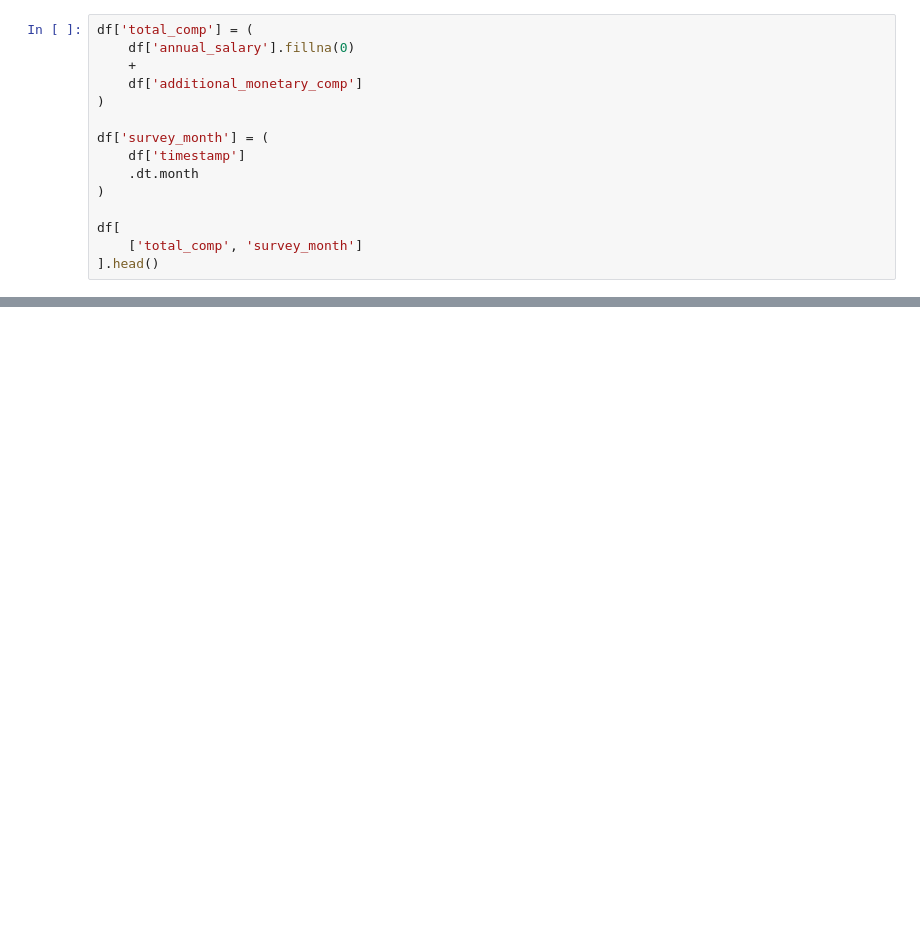
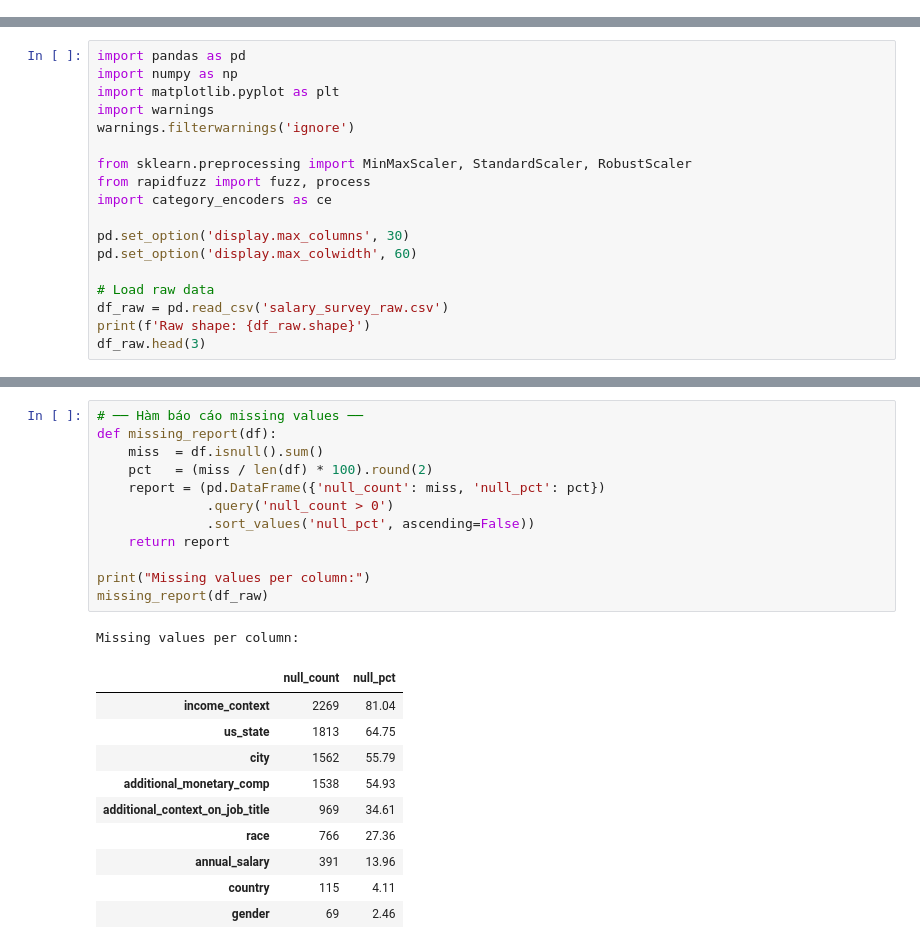
Before and after one commit to Vasya8386/salary-survey-data-cleaning, a Jupyter notebook: salary_cleaning.ipynb, the cells around one changed output, grey strips where cells are left out. Drawn from its saved outputs; the diff is of its cells as text; blank space fills up the shorter version.

```diff
--- a/salary_cleaning.ipynb
+++ b/salary_cleaning.ipynb
@@ -586,15 +0,0 @@ Tạo:
-# %%
-df['total_comp'] = (
-    df['annual_salary'].fillna(0)
-    +
-    df['additional_monetary_comp']
-)
-
-df['survey_month'] = (
-    df['timestamp']
-    .dt.month
-)
-
-df[
-    ['total_comp', 'survey_month']
-].head()
@@ -697,0 +19,18 @@ Saved salary_cleaned.csv
+# %%
+import pandas as pd
+import numpy as np
+import matplotlib.pyplot as plt
+import warnings
+warnings.filterwarnings('ignore')
+
+from sklearn.preprocessing import MinMaxScaler, StandardScaler, RobustScaler
+from rapidfuzz import fuzz, process
+import category_encoders as ce
+
+pd.set_option('display.max_columns', 30)
+pd.set_option('display.max_colwidth', 60)
+
+# Load raw data
+df_raw = pd.read_csv('salary_survey_raw.csv')
+print(f'Raw shape: {df_raw.shape}')
+df_raw.head(3)
@@ -697,0 +77,24 @@ Saved salary_cleaned.csv
+# %%
+# ── Hàm báo cáo missing values ──
+def missing_report(df):
+    miss  = df.isnull().sum()
+    pct   = (miss / len(df) * 100).round(2)
+    report = (pd.DataFrame({'null_count': miss, 'null_pct': pct})
+              .query('null_count > 0')
+              .sort_values('null_pct', ascending=False))
+    return report
+
+print("Missing values per column:")
+missing_report(df_raw)
+# %% [output]
+Missing values per column:
+|  | null_count | null_pct |
+| income_context | 2269 | 81.04 |
+| us_state | 1813 | 64.75 |
+| city | 1562 | 55.79 |
+| additional_monetary_comp | 1538 | 54.93 |
+| additional_context_on_job_title | 969 | 34.61 |
+| race | 766 | 27.36 |
+| annual_salary | 391 | 13.96 |
+| country | 115 | 4.11 |
+| gender | 69 | 2.46 |
```
Also changed, not shown: parts of 85 cells of this notebook, 1 other file.
